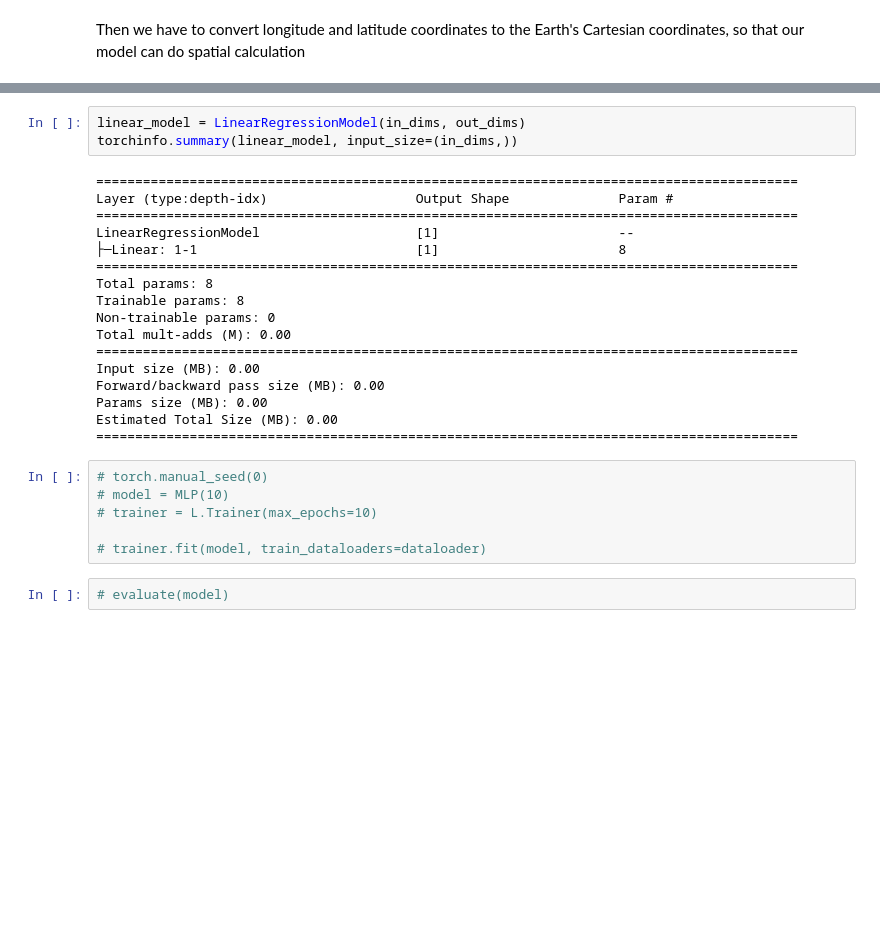
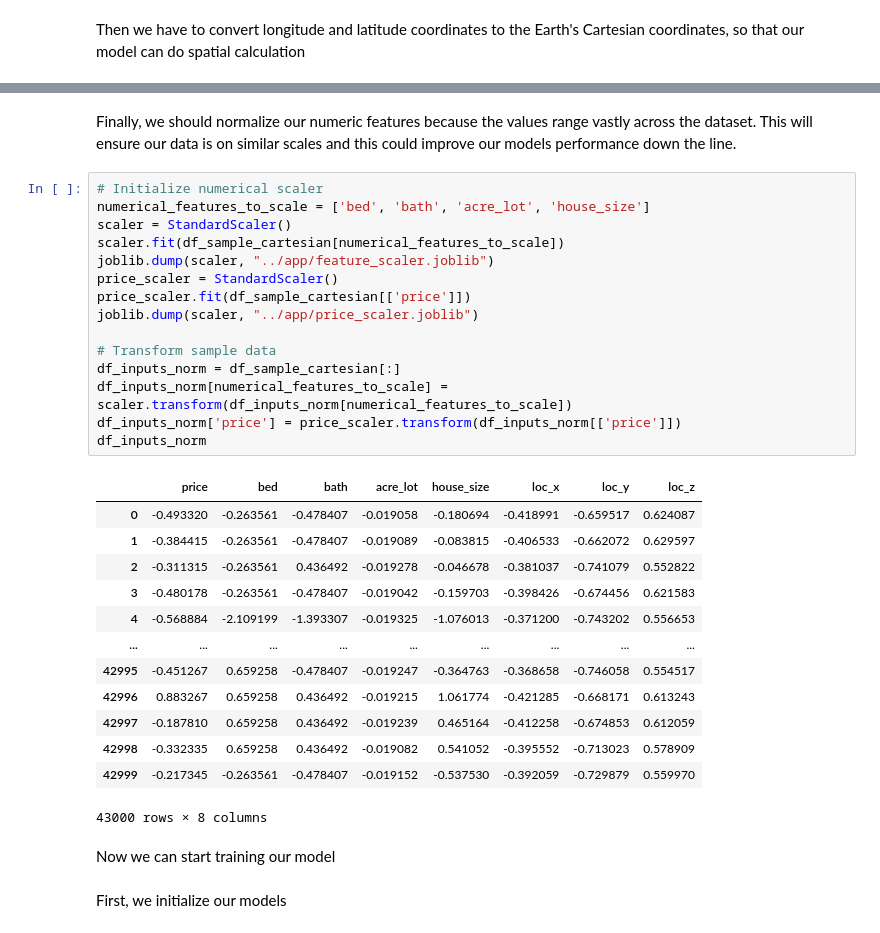
Before and after one commit to sandeepv6/house-prediction-tool, a Jupyter notebook: model/my_model.ipynb, the cells around one changed output, grey strips where cells are left out. Cells and saved outputs as stored; diff of their text form; blank space fills up the shorter version.

Commit message:
finish model

```diff
--- a/model/my_model.ipynb
+++ b/model/my_model.ipynb
@@ -428,28 +351,35 @@ class LinearRegressionModel(pl.LightningModule):
-# %%
-linear_model = LinearRegressionModel(in_dims, out_dims)
-torchinfo.summary(linear_model, input_size=(in_dims,))
-# %% [output]
-==========================================================================================
-Layer (type:depth-idx)                   Output Shape              Param #
-==========================================================================================
-LinearRegressionModel                    [1]                       --
-├─Linear: 1-1                            [1]                       8
-==========================================================================================
-Total params: 8
-Trainable params: 8
-Non-trainable params: 0
-Total mult-adds (M): 0.00
-==========================================================================================
-Input size (MB): 0.00
-Forward/backward pass size (MB): 0.00
-Params size (MB): 0.00
-Estimated Total Size (MB): 0.00
-==========================================================================================
-# %%
-# torch.manual_seed(0)
-# model = MLP(10)
-# trainer = L.Trainer(max_epochs=10)
-
-# trainer.fit(model, train_dataloaders=dataloader)
-# %%
-# evaluate(model)
+# %% [markdown]
+Finally, we should normalize our numeric features because the values range vastly across the dataset. This will ensure our data is on similar scales and this could improve our models performance down the line.
+# %%
+# Initialize numerical scaler
+numerical_features_to_scale = ['bed', 'bath', 'acre_lot', 'house_size']
+scaler = StandardScaler()
+scaler.fit(df_sample_cartesian[numerical_features_to_scale])
+joblib.dump(scaler, "../app/feature_scaler.joblib")
+price_scaler = StandardScaler()
+price_scaler.fit(df_sample_cartesian[['price']])
+joblib.dump(scaler, "../app/price_scaler.joblib")
+
+# Transform sample data
+df_inputs_norm = df_sample_cartesian[:]
+df_inputs_norm[numerical_features_to_scale] = scaler.transform(df_inputs_norm[numerical_features_to_scale])
+df_inputs_norm['price'] = price_scaler.transform(df_inputs_norm[['price']])
+df_inputs_norm
+# %% [output]
+|  | price | bed | bath | acre_lot | house_size | loc_x | loc_y | loc_z |
+| 0 | -0.493320 | -0.263561 | -0.478407 | -0.019058 | -0.180694 | -0.418991 | -0.659517 | 0.624087 |
+| 1 | -0.384415 | -0.263561 | -0.478407 | -0.019089 | -0.083815 | -0.406533 | -0.662072 | 0.629597 |
+| 2 | -0.311315 | -0.263561 | 0.436492 | -0.019278 | -0.046678 | -0.381037 | -0.741079 | 0.552822 |
+| 3 | -0.480178 | -0.263561 | -0.478407 | -0.019042 | -0.159703 | -0.398426 | -0.674456 | 0.621583 |
+| 4 | -0.568884 | -2.109199 | -1.393307 | -0.019325 | -1.076013 | -0.371200 | -0.743202 | 0.556653 |
+| ... | ... | ... | ... | ... | ... | ... | ... | ... |
+| 42995 | -0.451267 | 0.659258 | -0.478407 | -0.019247 | -0.364763 | -0.368658 | -0.746058 | 0.554517 |
+| 42996 | 0.883267 | 0.659258 | 0.436492 | -0.019215 | 1.061774 | -0.421285 | -0.668171 | 0.613243 |
+| 42997 | -0.187810 | 0.659258 | 0.436492 | -0.019239 | 0.465164 | -0.412258 | -0.674853 | 0.612059 |
+| 42998 | -0.332335 | 0.659258 | 0.436492 | -0.019082 | 0.541052 | -0.395552 | -0.713023 | 0.578909 |
+| 42999 | -0.217345 | -0.263561 | -0.478407 | -0.019152 | -0.537530 | -0.392059 | -0.729879 | 0.559970 |
+43000 rows × 8 columns
+# %% [markdown]
+Now we can start training our model
+# %% [markdown]
+First, we initialize our models
```
Also changed, not shown: parts of 26 cells of this notebook, 3 other files.
